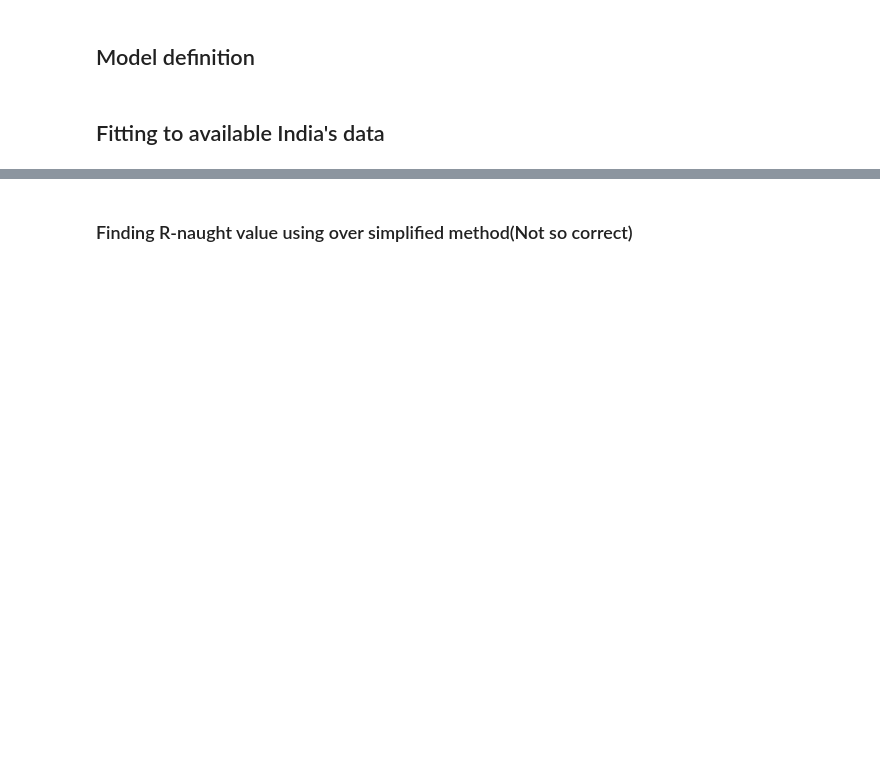
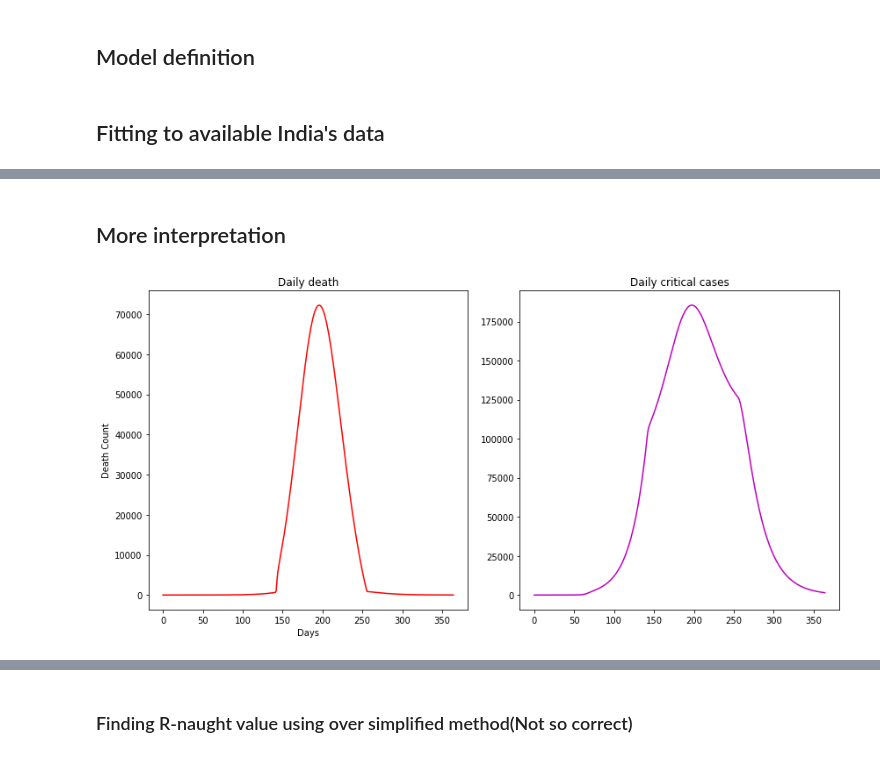
Before and after one commit to swapnanilsharma/Covid19-India-Finding-Insight, a Jupyter notebook: Covid19-India-finding-insight.ipynb, the cells around one changed output, grey strips where cells are left out. Cells and saved outputs as stored; diff of their text form; code cells hidden in the pictures; blank space fills up the shorter version.

```diff
--- a/Covid19-India-finding-insight.ipynb
+++ b/Covid19-India-finding-insight.ipynb
@@ -457,0 +459,59 @@ percentage going to ICU: 1.0000001434844548; percentage dying in ICU: 5.00006027
+# %% [markdown]
+##  More interpretation
+# %%
+def dayToDate(days=modelParams[0]):
+    dayToDate=[]
+    for day in days:
+        if 0 <= day < 10:
+            dayToDate.append(f"{int(day+22)} Jan")
+        elif 10 <= day < 39:
+            dayToDate.append(f"{int(day-9)} Feb")
+        elif 39 <= day < 70:
+            dayToDate.append(f"{int(day-38)} Mar")
+        elif 70 <= day < 100:
+            dayToDate.append(f"{int(day-69)} Apr")
+        elif 100 <= day < 131:
+            dayToDate.append(f"{int(day-99)} May")
+        elif 131 <= day < 161:
+            dayToDate.append(f"{int(day-130)} Jun")
+        elif 161 <= day < 192:
+            dayToDate.append(f"{int(day-160)} Jul")
+        elif 192 <= day < 223:
+            dayToDate.append(f"{int(day-191)} Aug")
+        elif 223 <= day < 253:
+            dayToDate.append(f"{int(day-222)} Sep")
+        elif 253 <= day < 284:
+            dayToDate.append(f"{int(day-252)} Oct")
+        elif 284 <= day < 314:
+            dayToDate.append(f"{int(day-283)} Nov")
+        elif 314 <= day < 345:
+            dayToDate.append(f"{int(day-313)} Dec")
+        elif 345 <= day:
+            dayToDate.append(f"{int(day-344)} Jan")
+    return dayToDate
+
+modelParams = Model(full_days, agegroup_lookup["India"], beds_lookup["India"], **result.best_values)
+#t, S, E, I, C, R, D, R_0_over_time, Beds, prob_I_to_C, prob_C_to_D
+#[xx[-3](i) for i in range(500)]
+fig1, ax = plt.subplots(1,2, figsize=(12,6))
+
+ax[0].plot(modelParams[0], perDayCalc(modelParams[6]), 'r')
+ax[0].set_title("Daily death")
+ax[0].set_xlabel("Days")
+ax[0].set_ylabel("Death Count")
+
+ax[1].plot(modelParams[0], (modelParams[4]), 'm')
+ax[1].set_title("Daily critical cases")
+
+'''
+ax[2].plot(modelParams[0], (modelParams[3]), 'y')
+ax[2].set_title("Daily infected cases")
+
+ax[3].plot(modelParams[0], perDayCalc(modelParams[5]), 'g')
+ax[3].set_title("Daily recovered cases")
+'''
+
+fig1.tight_layout()
+plt.show()
+# %% [output]
+[figure, added]
```
Also changed, not shown: parts of 10 cells of this notebook, 2 other files.
